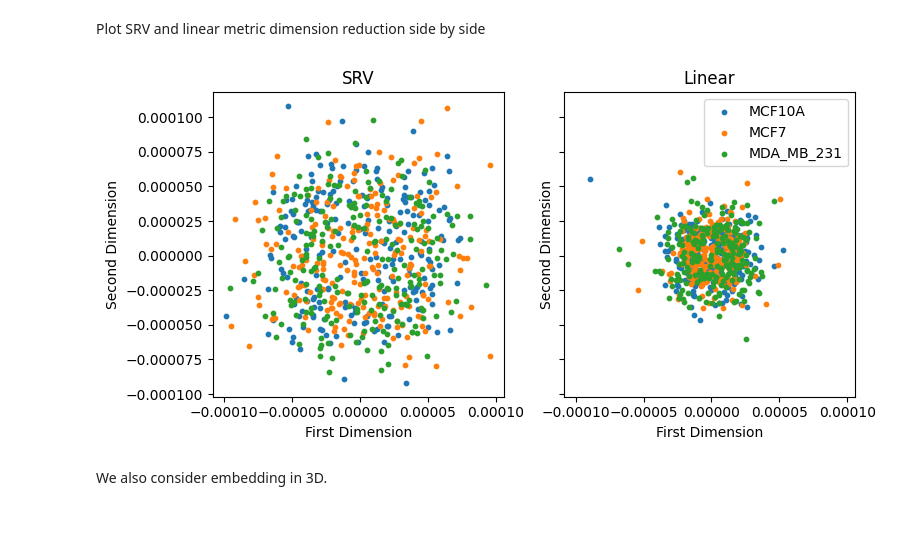
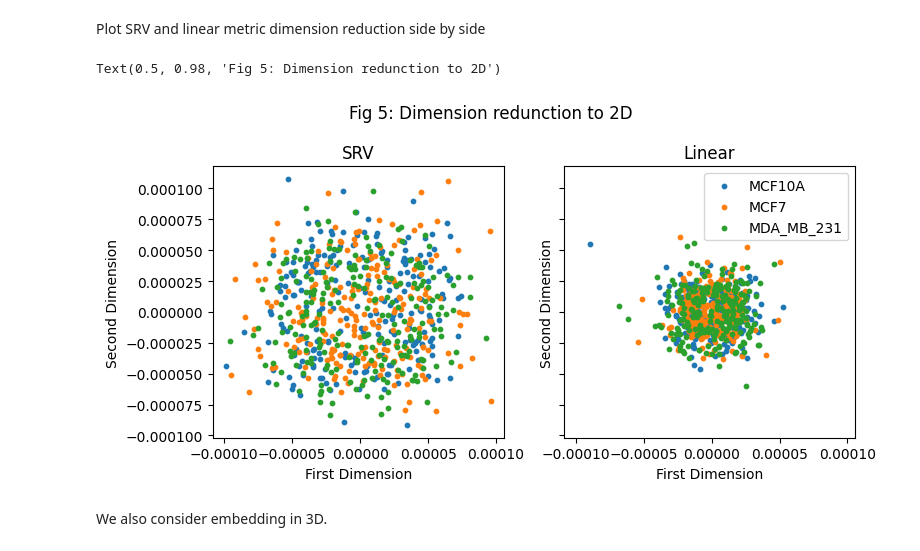
Before and after one commit to wxli0/dyn, a Jupyter notebook: dyn/notebooks/ashok_data_analysis.ipynb, the cells around one changed output. Drawn from its saved outputs; the diff is of its cells as text; code cells hidden in the pictures; blank space fills up the shorter version.

Commit message:
added figure number

```diff
--- a/dyn/notebooks/ashok_data_analysis.ipynb
+++ b/dyn/notebooks/ashok_data_analysis.ipynb
@@ -716,7 +716,7 @@ Text(0.5, 0.98, 'Histograms of linear distances to global mean cell')
 # %% [markdown]
 Put distances to the global mean using SRV and Linear distance together
 # %%
-fig, axs = plt.subplots(1, 2, sharex=True, sharey=True, tight_layout=True, figsize=(8, 4))
+fig, axs = plt.subplots(1, 2, sharex=True, sharey=True, tight_layout=True, figsize=(12, 4))
 
 # axs.set_xlim((min_dists, max_dists))
 for j, line in enumerate(LINES):
@@ -724,14 +724,14 @@ for j, line in enumerate(LINES):
         ~gs.isnan(dists_to_global_mean[line])
     ]
     color = f"C{j}"
-    axs.hist(
+    axs[0].hist(
         distances, bins=20, alpha=0.4, density=True, color=color, label=line
     )
     kde = stats.gaussian_kde(distances)
-    axs.plot(xx, kde(xx), color=color)
+    axs[0].plot(xx, kde(xx), color=color)
 
-axs.set_title("SRV")
-axs.set_ylabel("Fraction of cells", fontsize=14)
+axs[0].set_title("SRV")
+axs[0].set_ylabel("Fraction of cells", fontsize=14)
 
 
 for j, line in enumerate(LINES):
@@ -739,16 +739,15 @@ for j, line in enumerate(LINES):
         ~gs.isnan(linear_dists_to_global_mean[line])
     ]
     color = f"C{j}"
-    axs.hist(
+    axs[1].hist(
         distances, bins=20, alpha=0.4, density=True, color=color, label=line
     )
     kde = stats.gaussian_kde(distances)
-    axs.plot(xx, kde(xx), color=color)
+    axs[1].plot(xx, kde(xx), color=color)
 
-axs.set_title("Linear")
-axs.set_ylabel("Fraction of cells", fontsize=14)
-axs.legend(fontsize=12)
+axs[1].set_title("Linear")
+axs[1].set_ylabel("Fraction of cells", fontsize=14)
+axs[1].legend(fontsize=12)
 
-
-# fig.suptitle("Histograms of SRV distances (a=1, b=0.5) to global mean cell", fontsize=20)
-# plt.savefig("dist_to_global_mean_per_class2.svg")
+fig.suptitle("Fig 1: Distances to the global mean")
+plt.show()
@@ -1149,37 +1150,36 @@ fig, axs = plt.subplots(1, 2, sharex=True, sharey=True, tight_layout=True, figsi
 for j, line in enumerate(LINES):
     cur_embs = embs[line]
     axs[0].scatter(
             cur_embs[:, 0],
             cur_embs[:, 1],
             s=10,
             label=line
         )
     # axs.set_xlim(-3.5*1e-5, 3*1e-5)
     axs[0].set_xlabel("First Dimension")
     axs[0].set_ylabel("Second Dimension")
     # axs[0].legend()
     axs[0].set_title("SRV")
 
 for j, line in enumerate(LINES):
     cur_embs = linear_embs[line]
     axs[1].scatter(
             cur_embs[:, 0],
             cur_embs[:, 1],
             label=line,
             s=10
         )
     # axs.set_xlim(-3*1e-5, 3.5*1e-5)
     axs[1].set_xlabel("First Dimension")
     axs[1].set_ylabel("Second Dimension")
     axs[1].legend()
     axs[1].set_title("Linear")
 
-
-plt.tight_layout()
-
+fig.suptitle("Fig 5: Dimension redunction to 2D")
 # plt.savefig("dist_to_global_mean_per_treatment2.svg")
 # %% [output]
+Text(0.5, 0.98, 'Fig 5: Dimension redunction to 2D')
-[figure, old version]
+[figure, new version]
 # %% [markdown]
 We also consider embedding in 3D.
 # %%
```
Also changed, not shown: parts of 3 cells of this notebook.
